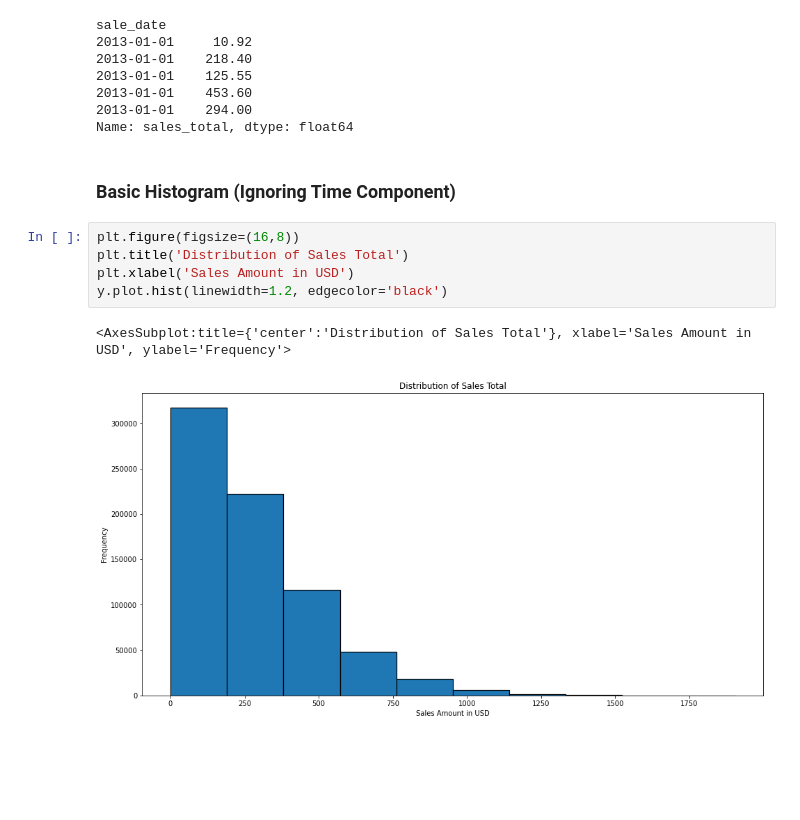
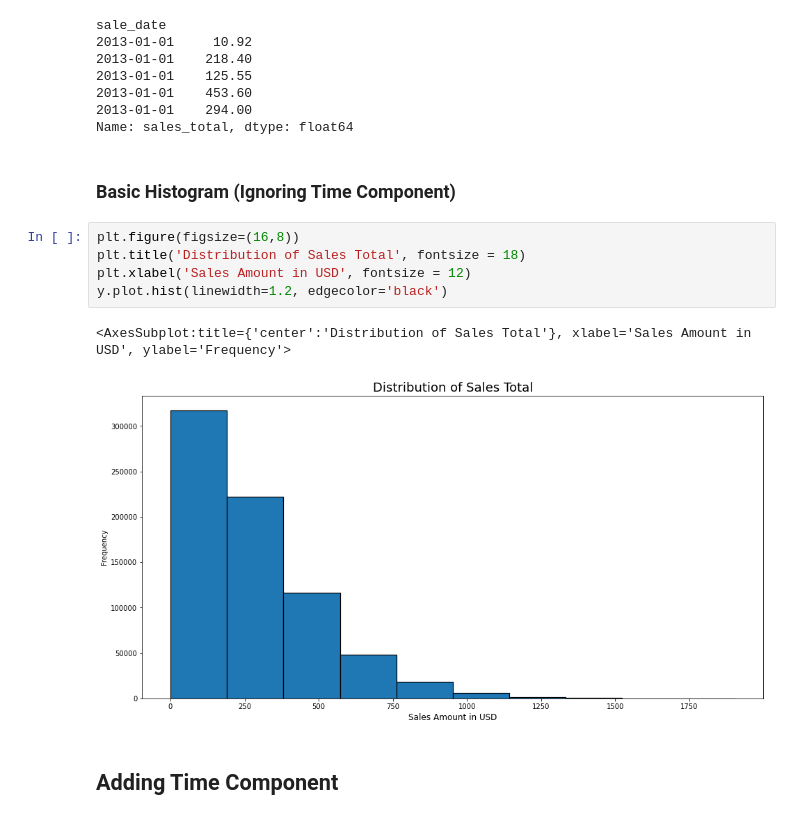
Before and after one commit to m3redithw/time-series-exercises, a Jupyter notebook: explore.ipynb, the cells around one changed output. Saved outputs shown, nothing was run; the diff lists cells and outputs as text; blank space fills up the shorter version.

Commit message:
added graphs

```diff
--- a/explore.ipynb
+++ b/explore.ipynb
@@ -73,13 +73,15 @@ sale_date
 2013-01-01    453.60
 2013-01-01    294.00
 Name: sales_total, dtype: float64
-# %% [markdown]
-### Basic Histogram (Ignoring Time Component)
-# %%
-plt.figure(figsize=(16,8))
-plt.title('Distribution of Sales Total')
-plt.xlabel('Sales Amount in USD')
-y.plot.hist(linewidth=1.2, edgecolor='black')
-# %% [output]
-<AxesSubplot:title={'center':'Distribution of Sales Total'}, xlabel='Sales Amount in USD', ylabel='Frequency'>
-[figure, removed]
+# %% [markdown]
+### Basic Histogram (Ignoring Time Component)
+# %%
+plt.figure(figsize=(16,8))
+plt.title('Distribution of Sales Total', fontsize = 18)
+plt.xlabel('Sales Amount in USD', fontsize = 12)
+y.plot.hist(linewidth=1.2, edgecolor='black')
+# %% [output]
+<AxesSubplot:title={'center':'Distribution of Sales Total'}, xlabel='Sales Amount in USD', ylabel='Frequency'>
+[figure, added]
+# %% [markdown]
+## Adding Time Component
```
Also changed, not shown: parts of 18 cells of this notebook.
